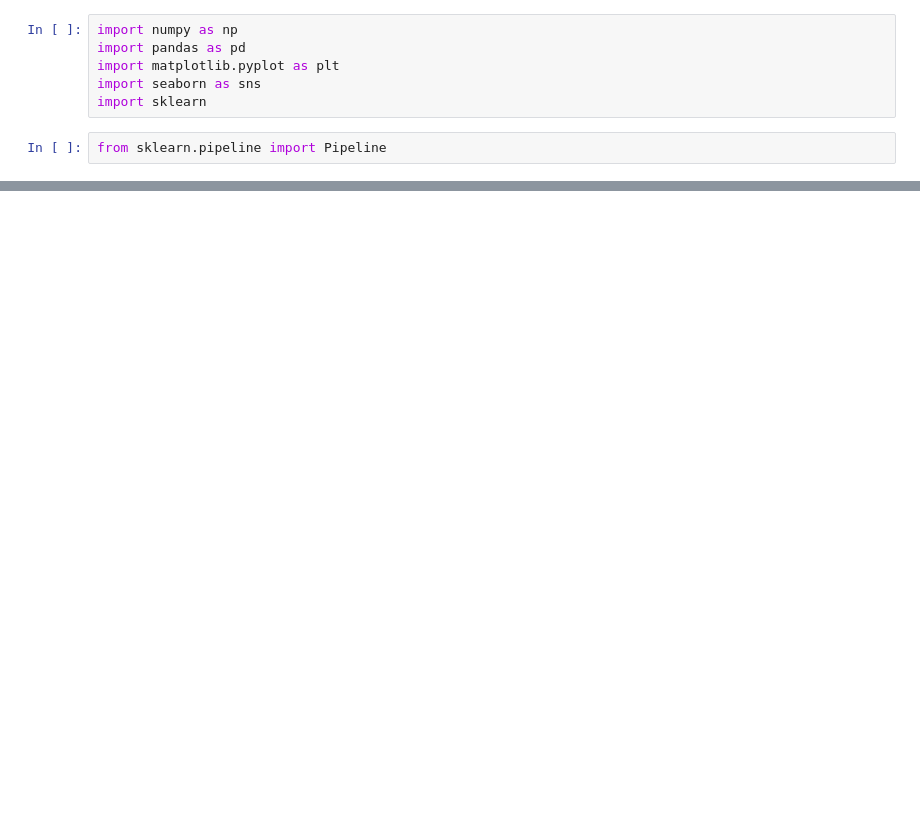
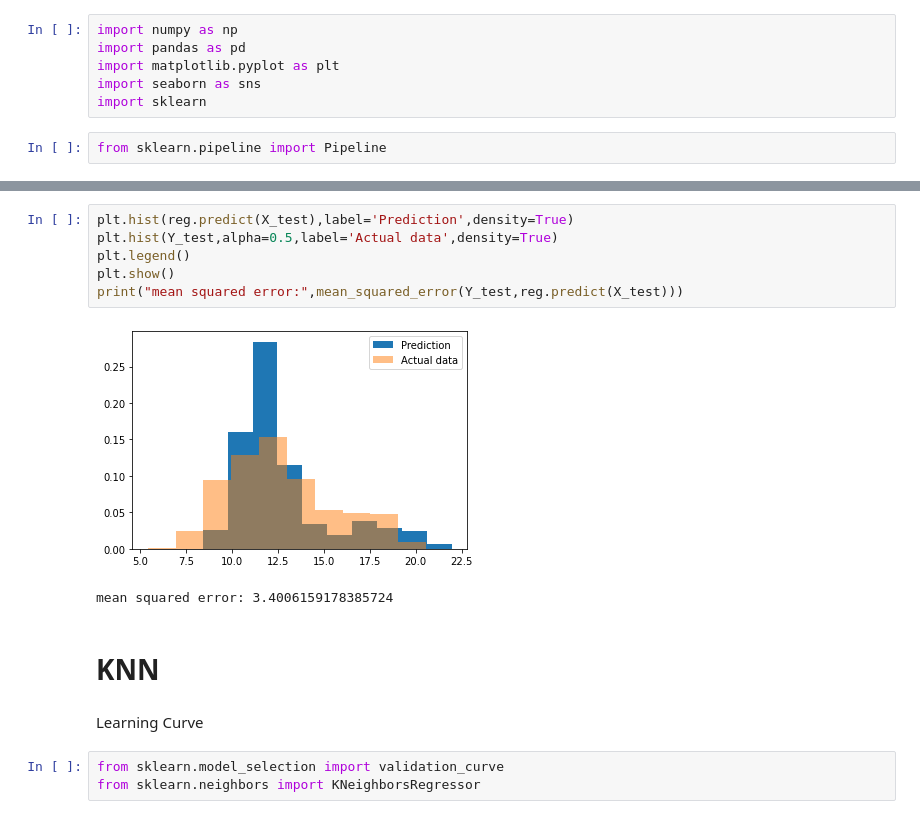
Before and after one commit to Ali-Setareh/Machine-learning-in-physics-Project, a Jupyter notebook: Phase 2- Classical Models/Phase 2.ipynb, the cells around one changed output, grey strips where cells are left out. Saved outputs shown, nothing was run; the diff lists cells and outputs as text; blank space fills up the shorter version.

```diff
--- a/Phase 2- Classical Models/Phase 2.ipynb
+++ b/Phase 2- Classical Models/Phase 2.ipynb
@@ -34,0 +75,16 @@ df
+# %%
+plt.hist(reg.predict(X_test),label='Prediction',density=True)
+plt.hist(Y_test,alpha=0.5,label='Actual data',density=True)
+plt.legend()
+plt.show()
+print("mean squared error:",mean_squared_error(Y_test,reg.predict(X_test)))
+# %% [output]
+[figure, added]
+mean squared error: 3.4006159178385724
+# %% [markdown]
+# KNN
+# %% [markdown]
+Learning Curve
+# %%
+from sklearn.model_selection import validation_curve
+from sklearn.neighbors import KNeighborsRegressor
```
Also changed, not shown: parts of 22 cells of this notebook.
